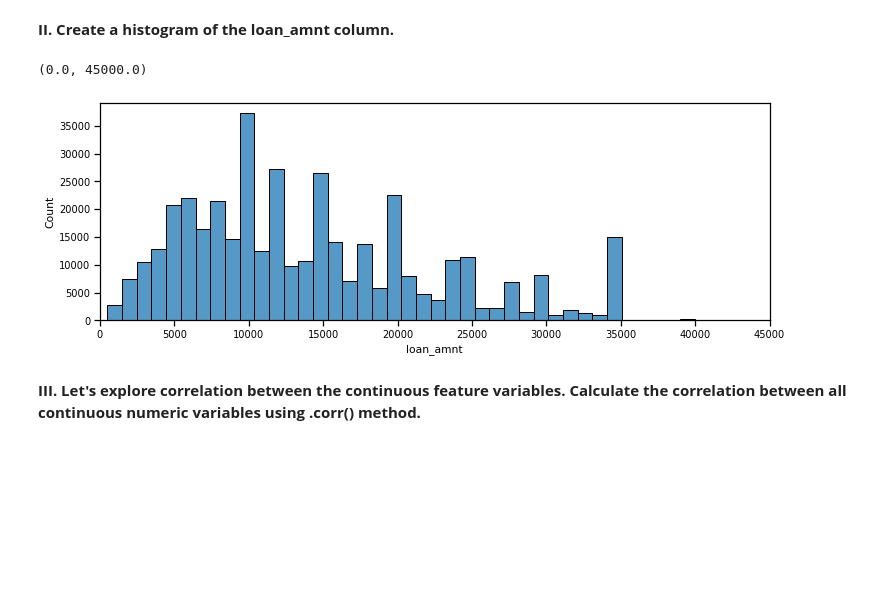
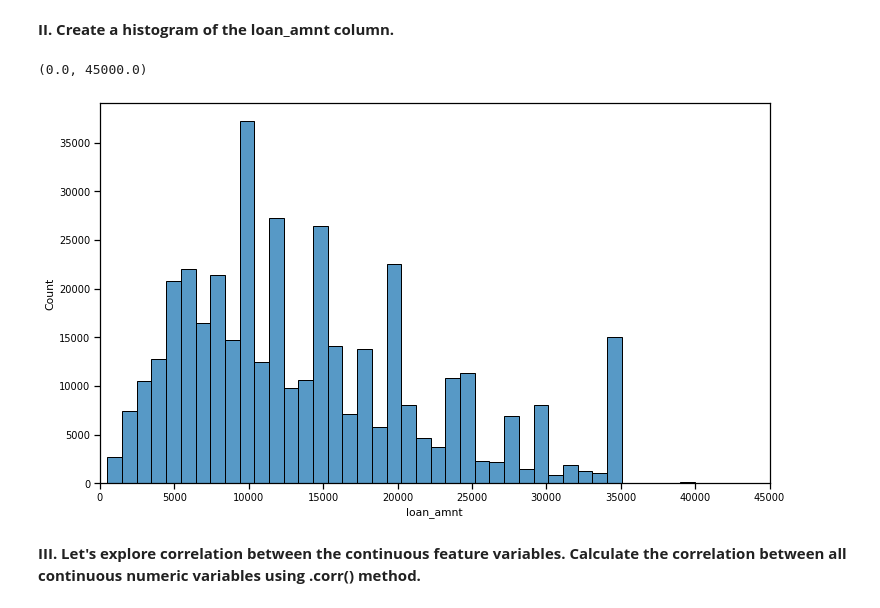
Before and after one commit to js7648705/Deep-Learning-Project, a Jupyter notebook: Keras-Project.ipynb, the cells around one changed output. Cells and saved outputs as stored; diff of their text form; code cells hidden in the pictures; blank space fills up the shorter version.

```diff
--- a/Keras-Project.ipynb
+++ b/Keras-Project.ipynb
@@ -239,12 +239,12 @@ plt.show()
 # %% [markdown]
 **II. Create a histogram of the loan_amnt column.**
 # %%
-plt.figure(figsize=(12,4))
+plt.figure(figsize=(12,7))
 sns.histplot(df ['loan_amnt'],kde=False,bins=40)
 plt.xlim(0,45000)
 # %% [output]
 (0.0, 45000.0)
-[figure, old version]
+[figure, new version]
 # %% [markdown]
 **III. Let's explore correlation between the continuous feature variables. Calculate the correlation between all continuous numeric variables using .corr() method.**
 # %%
```
Also changed, not shown: parts of 21 cells of this notebook.
